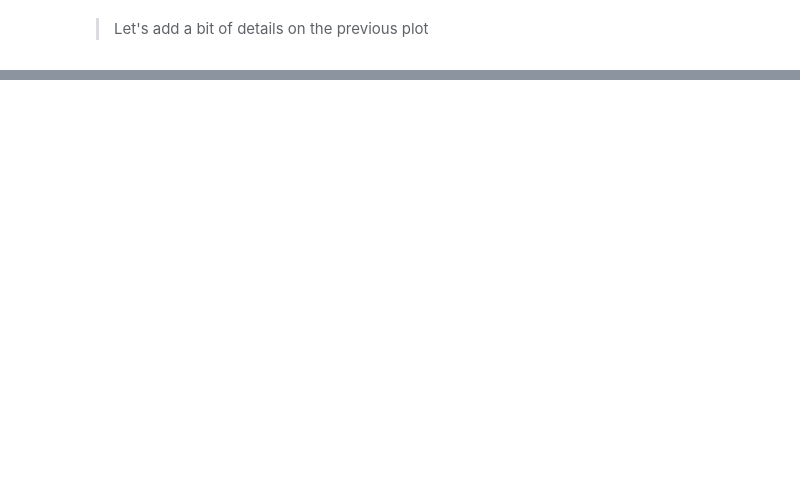
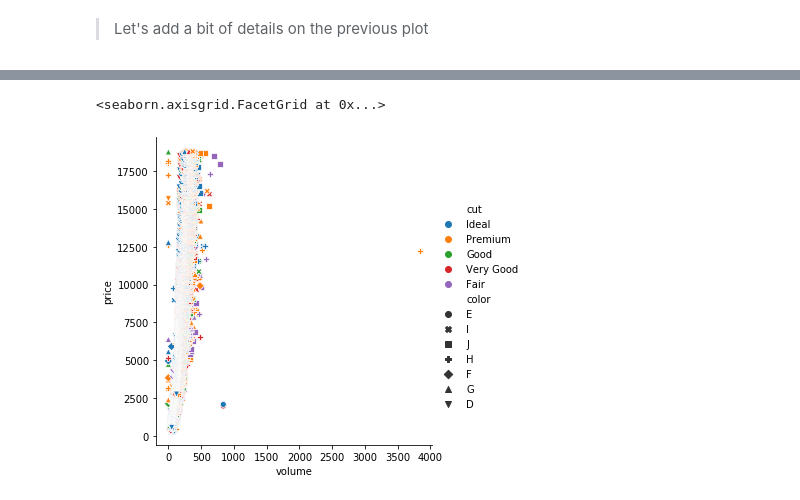
Before and after one commit to erikmagic/python-tutorials, a Jupyter notebook: seaborn/seaborn_en.ipynb, the cells around one changed output, grey strips where cells are left out. Drawn from its saved outputs; the diff is of its cells as text; code cells hidden in the pictures; blank space fills up the shorter version.

```diff
--- a/seaborn/seaborn_en.ipynb
+++ b/seaborn/seaborn_en.ipynb
@@ -120,0 +142,12 @@ g
+# %%
+diamonds_df = sns.load_dataset("diamonds")
+diamonds_df.head(1)
+# let's compute the volume
+diamonds_df['volume'] = diamonds_df.x * diamonds_df.y * diamonds_df.z
+
+plotting_df = diamonds_df.drop(['carat', 'clarity', 'table', 'depth', 'x', 'y', 'z'], axis=1)
+# %%
+sns.relplot(x="volume", y="price", hue="cut", style="color", data=plotting_df)
+# %% [output]
+<seaborn.axisgrid.FacetGrid at 0x...>
+[figure, added]
```
Also changed, not shown: parts of 12 cells of this notebook.
